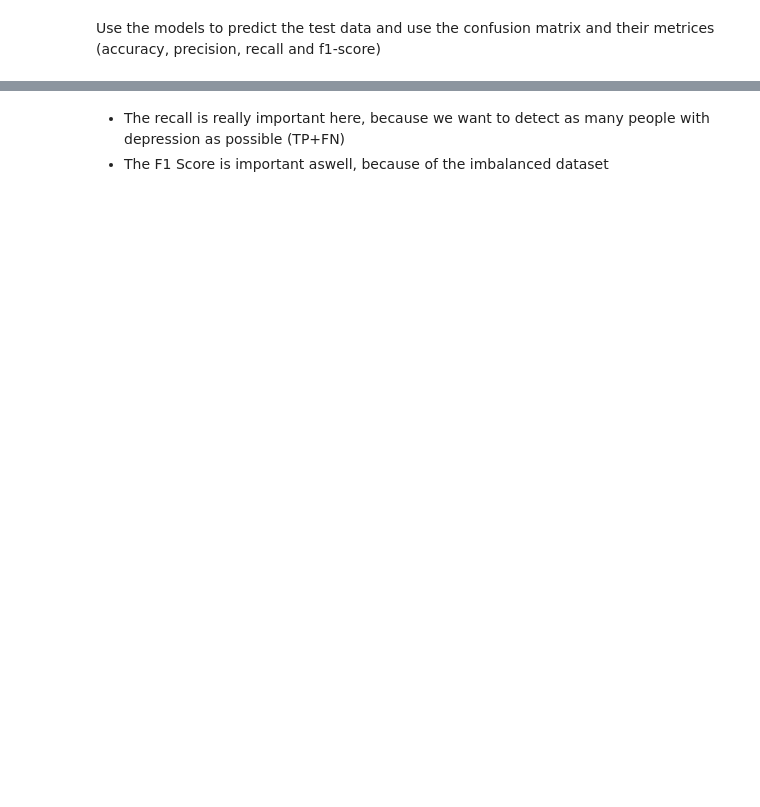
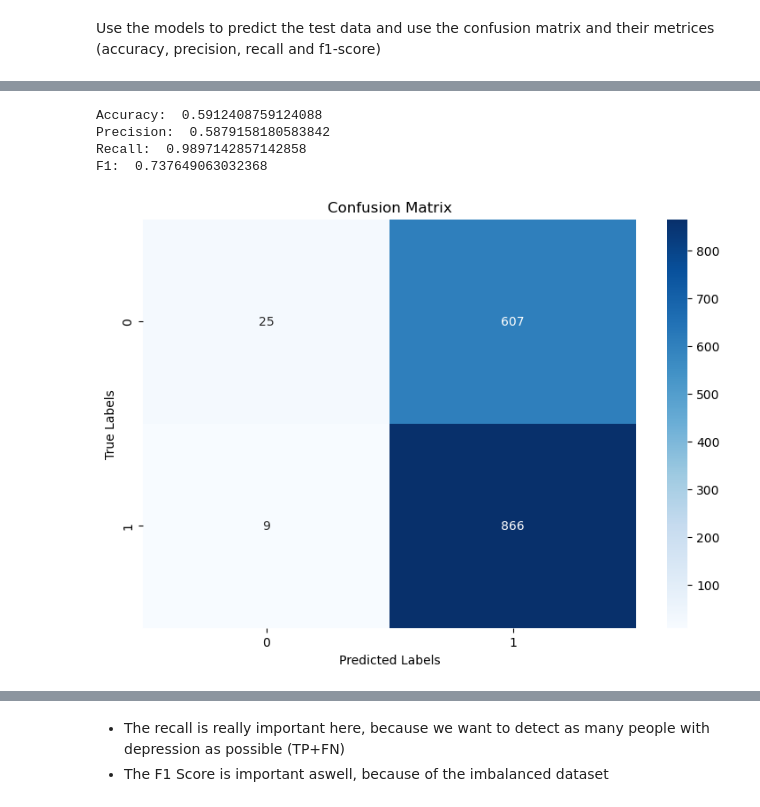
Before and after one commit to tam4x/Depression_Level_Classifier, a Jupyter notebook: Pier/Evaluation.ipynb, the cells around one changed output, grey strips where cells are left out. Saved outputs shown, nothing was run; the diff lists cells and outputs as text; code cells hidden in the pictures; blank space fills up the shorter version.

```diff
--- a/Pier/Evaluation.ipynb
+++ b/Pier/Evaluation.ipynb
@@ -56,0 +110,36 @@ print('F1: ', f1)
+# %%
+depression_classifier = 'BP_PHQ_9'
+sample_version = 2
+
+model_phq_9_v2 = Depression_Classifier_v_2(input_size, hidden_size).to(device)
+model_phq_9_v2.load_state_dict(torch.load('Models/BP_PHQ_9_v2.pth'))
+model_phq_9_v2.eval()
+true_labels_all, predicted_labels_all, predicted_probabilites, TN, FP, FN, TP = evaluate(model_phq_9_v2, device, 'BP_PHQ_9', sample_version)
+
+
+accuracy, precision, recall, f1, FNR = compute_metrics(TN, FP, FN, TP)
+
+print('Accuracy: ', accuracy)
+print('Precision: ', precision)
+print('Recall: ', recall)
+print('F1: ', f1)
+
+model.append('MLP_' + depression_classifier + f'_v{sample_version}')
+accuracys.append(accuracy)
+precisions.append(precision)
+recalls.append(recall)
+f1_scores.append(f1)
+# Compute TPR and FPR
+fpr, tpr, threshold = roc_curve(true_labels_all, predicted_probabilites)
+fprs.append(fpr)
+tprs.append(tpr)
+thresholds.append(threshold)
+# Calculate AUC (Area Under the Curve)
+auc.append(roc_auc_score(true_labels_all, predicted_probabilites))
+#auc.append(create_roc(true_labels_all, predicted_probabilites, depression_classifier, sample_version, model_name='MLP'))
+# %% [output]
+Accuracy:  0.5912408759124088
+Precision:  0.5879158180583842
+Recall:  0.9897142857142858
+F1:  0.737649063032368
+[figure, added]
```
Also changed, not shown: parts of 10 cells of this notebook, 31 other files.
